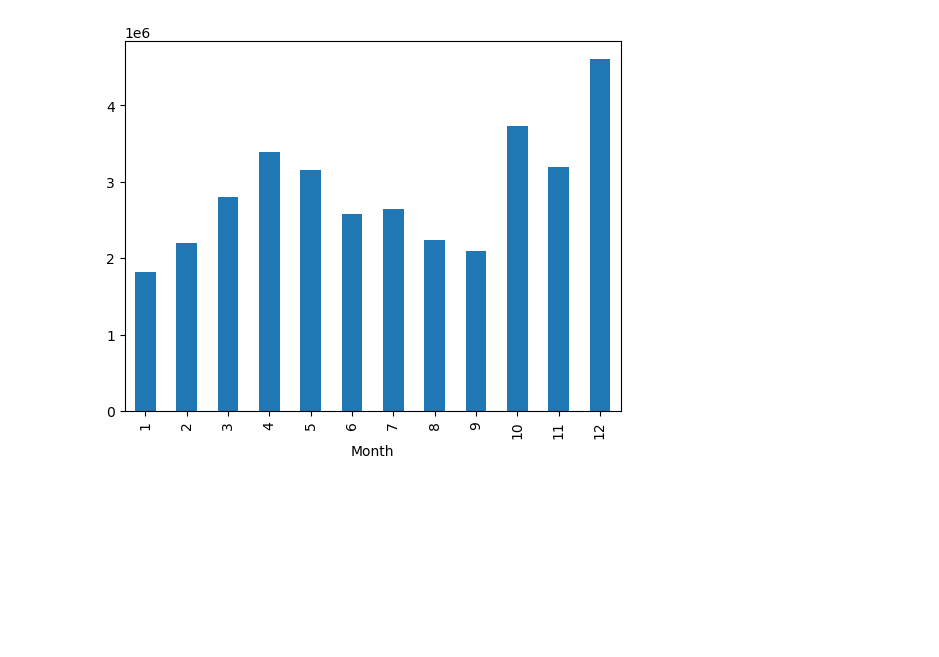
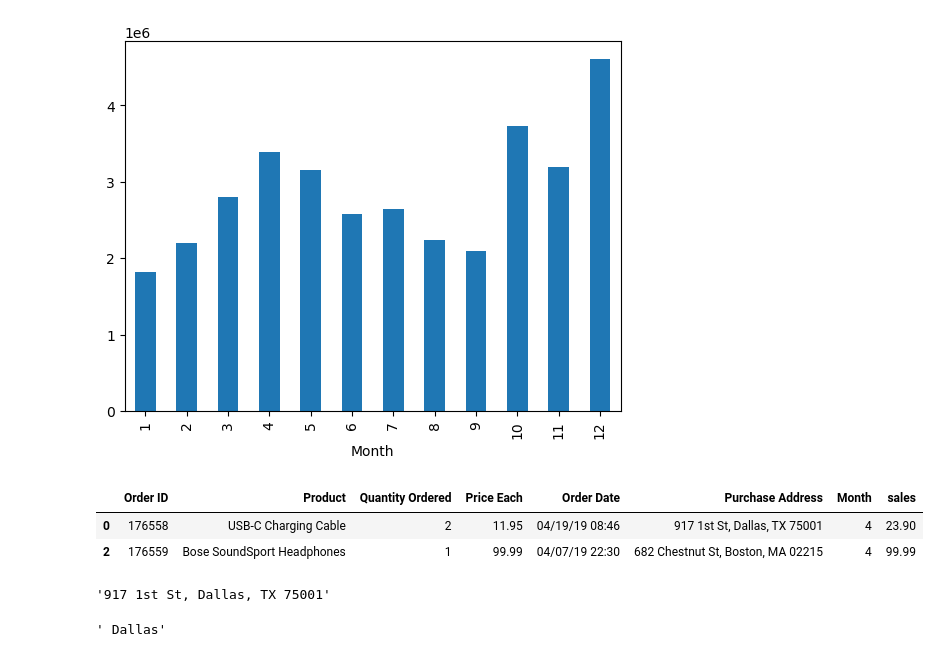
Before and after one commit to ewooten7/E-Commerce_Sales-Data-Analysis, a Jupyter notebook: My-E-Commerce-Data-Analysis.ipynb, the cells around one changed output. Drawn from its saved outputs; the diff is of its cells as text; code cells hidden in the pictures; blank space fills up the shorter version.

```diff
--- a/My-E-Commerce-Data-Analysis.ipynb
+++ b/My-E-Commerce-Data-Analysis.ipynb
@@ -260,0 +264,14 @@ Inference : December is the best month of sales ..
+# %%
+all_data.head(2)
+# %% [output]
+|  | Order ID | Product | Quantity Ordered | Price Each | Order Date | Purchase Address | Month | sales |
+| 0 | 176558 | USB-C Charging Cable | 2 | 11.95 | 04/19/19 08:46 | 917 1st St, Dallas, TX 75001 | 4 | 23.90 |
+| 2 | 176559 | Bose SoundSport Headphones | 1 | 99.99 | 04/07/19 22:30 | 682 Chestnut St, Boston, MA 02215 | 4 | 99.99 |
+# %%
+all_data['Purchase Address'][0]
+# %% [output]
+'917 1st St, Dallas, TX 75001'
+# %%
+all_data['Purchase Address'][0].split(',')[1] ## extracting city from "Purchase Address"
+# %% [output]
+' Dallas'
```
Also changed, not shown: parts of 5 cells of this notebook.
